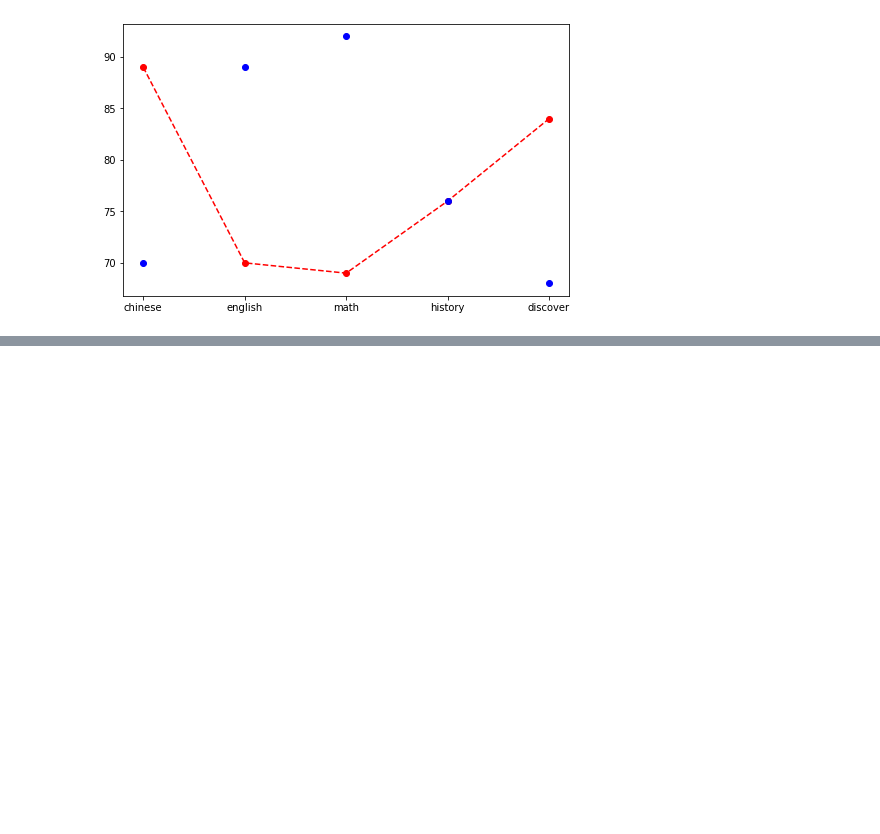
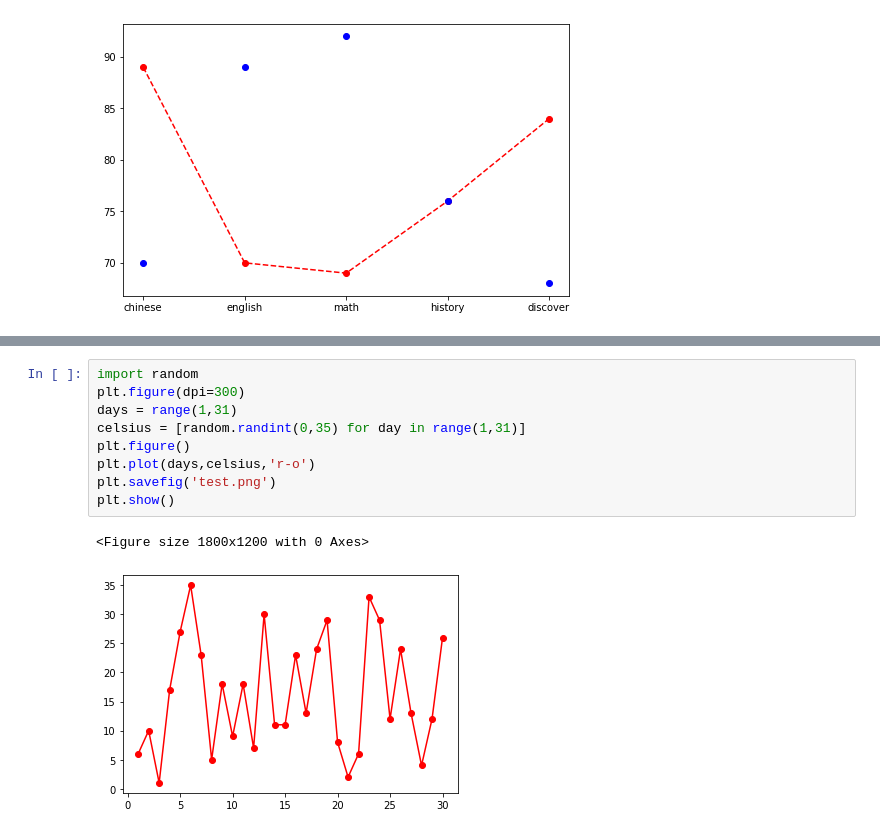
Before and after one commit to roberthsu2003/PythonForDataAnalysis, a Jupyter notebook: 星期13/lesson11_1.ipynb, the cells around one changed output, grey strips where cells are left out. Saved outputs shown, nothing was run; the diff lists cells and outputs as text; blank space fills up the shorter version.

```diff
--- a/星期13/lesson11_1.ipynb
+++ b/星期13/lesson11_1.ipynb
@@ -28,0 +30,12 @@ plt.show()
+# %%
+import random
+plt.figure(dpi=300)
+days = range(1,31)
+celsius = [random.randint(0,35) for day in range(1,31)]
+plt.figure()
+plt.plot(days,celsius,'r-o')
+plt.savefig('test.png')
+plt.show()
+# %% [output]
+<Figure size 1800x1200 with 0 Axes>
+[figure, added]
```
Also changed, not shown: parts of 1 cell of this notebook, 1 other file.
